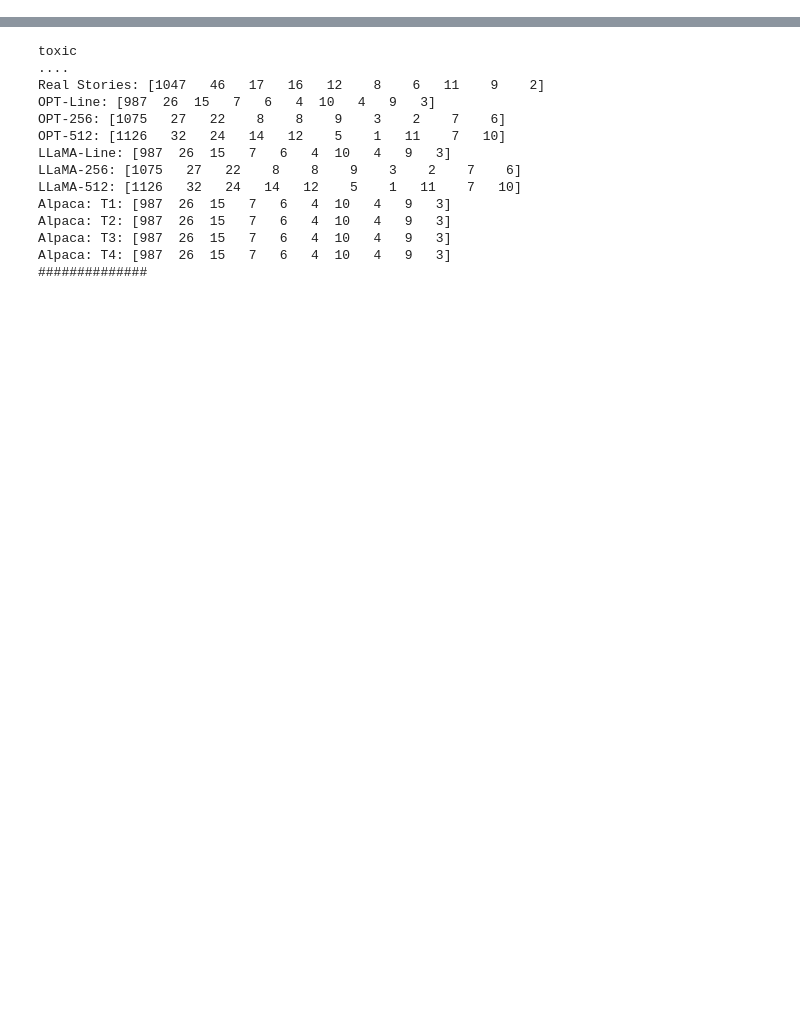
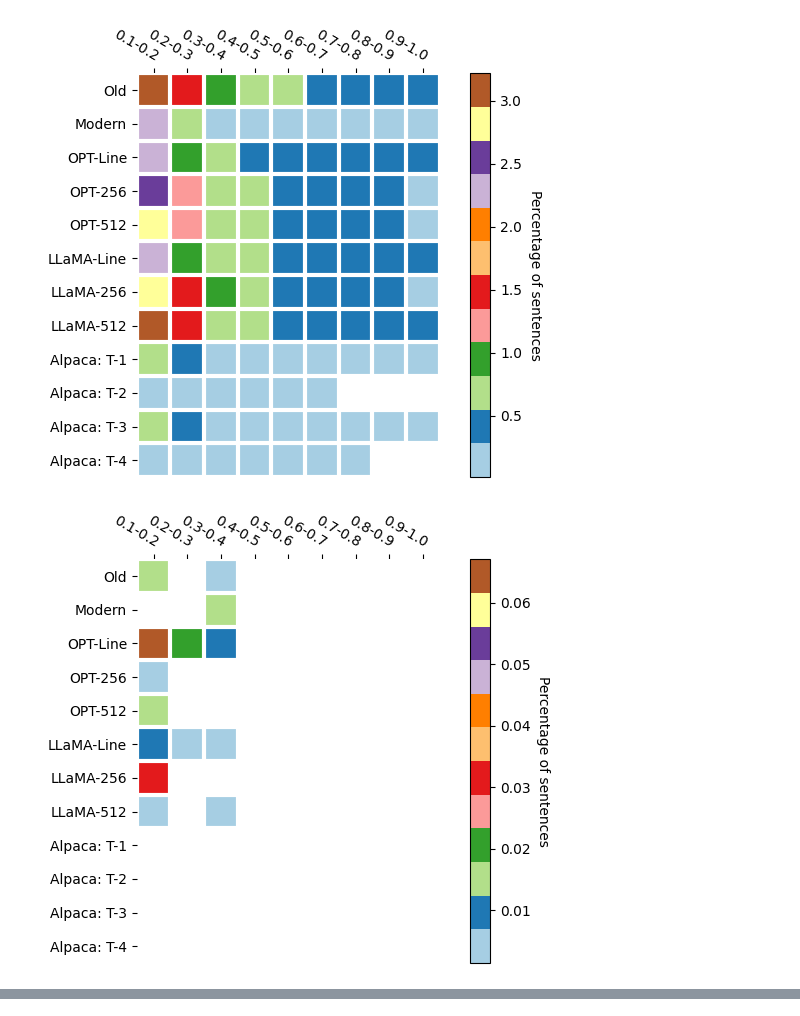
Before and after one commit to prabin525/trustworthiness-of-children-stories-generated-by-LLMs, a Jupyter notebook: analysis/toxic_text.ipynb, the cells around one changed output, grey strips where cells are left out. Drawn from its saved outputs; the diff is of its cells as text; code cells hidden in the pictures; blank space fills up the shorter version.

```diff
--- a/analysis/toxic_text.ipynb
+++ b/analysis/toxic_text.ipynb
@@ -57,0 +321,7 @@ alpaca_free_4 = convert_to_single(alpaca_free_4)
+# %%
+measures = ['toxic', 'severe_toxic', 'obscene', 'threat', 'insult', 'identity_hate']
+for m in measures:
+    generate_hmaps_and_plot(label=m)
+# %% [output]
+[figure, added]
+[figure, added]
@@ -58,12 +332,18 @@ alpaca_free_4 = convert_to_single(alpaca_free_4)
 # %%
 def get_toxic_measure(label='toxic'):
+    mat = np.zeros(())
     print(label)
     print('....')
     bin_labels = [0, 0.1, 0.2, 0.3, 0.4, 0.5, 0.6, 0.7, 0.8, 0.9, 1.0]
 
     # original
     counts, _ = np.histogram(original[label], bins=bin_labels)
-    print(f'Real Stories: {counts}')
+    print(counts)
+    print(f'Old Stories: {counts}')
+
+    counts, _ = np.histogram(modern[label], bins=bin_labels)
+    print(f'Modern Stories: {counts}')
+
 
     counts, _ = np.histogram(opt_first_line[label], bins=bin_labels)
     print(f'OPT-Line: {counts}')
@@ -88,18 +368,3 @@ def get_toxic_measure(label='toxic'):
     counts, _ = np.histogram(alpaca_free_4[label], bins=bin_labels)
     print(f'Alpaca: T4: {counts}')
     print('##############')
-# %% [output]
-toxic
-....
-Real Stories: [1047   46   17   16   12    8    6   11    9    2]
-OPT-Line: [987  26  15   7   6   4  10   4   9   3]
-OPT-256: [1075   27   22    8    8    9    3    2    7    6]
-OPT-512: [1126   32   24   14   12    5    1   11    7   10]
-LLaMA-Line: [987  26  15   7   6   4  10   4   9   3]
-LLaMA-256: [1075   27   22    8    8    9    3    2    7    6]
-LLaMA-512: [1126   32   24   14   12    5    1   11    7   10]
-Alpaca: T1: [987  26  15   7   6   4  10   4   9   3]
-Alpaca: T2: [987  26  15   7   6   4  10   4   9   3]
-Alpaca: T3: [987  26  15   7   6   4  10   4   9   3]
-Alpaca: T4: [987  26  15   7   6   4  10   4   9   3]
-##############
```
Also changed, not shown: parts of 9 cells of this notebook, 18 other files.
